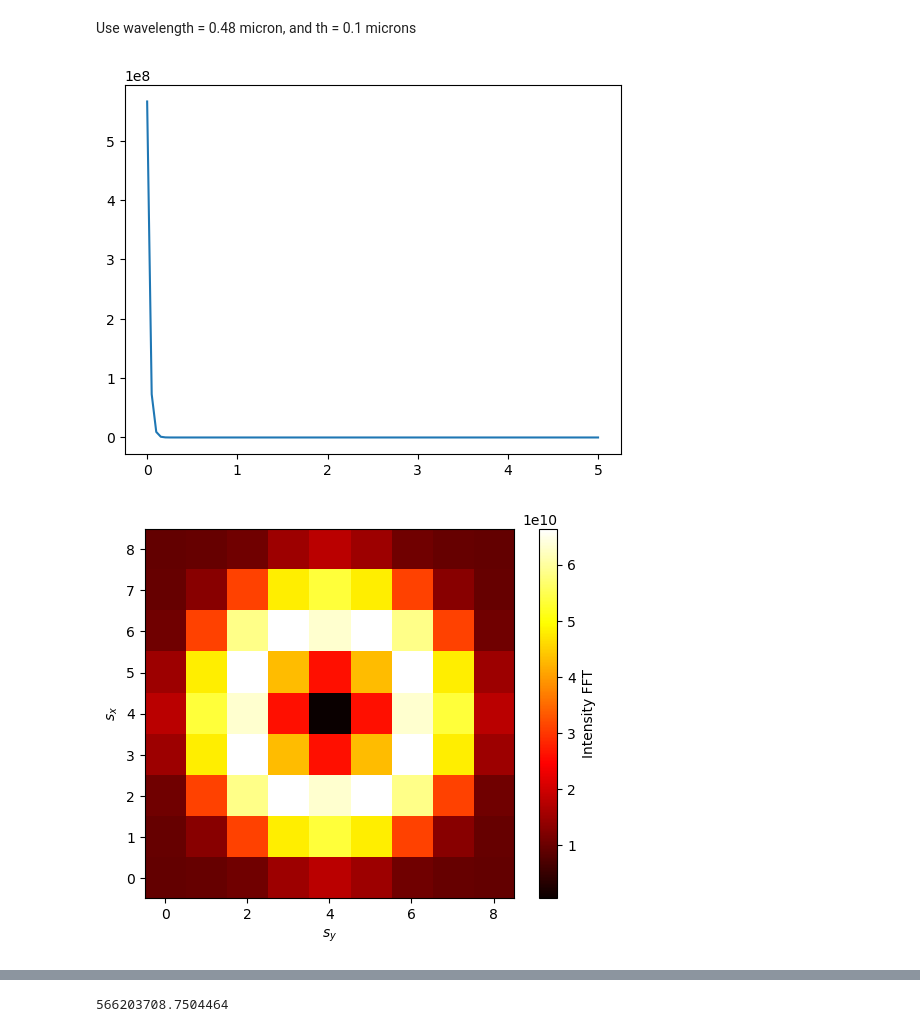
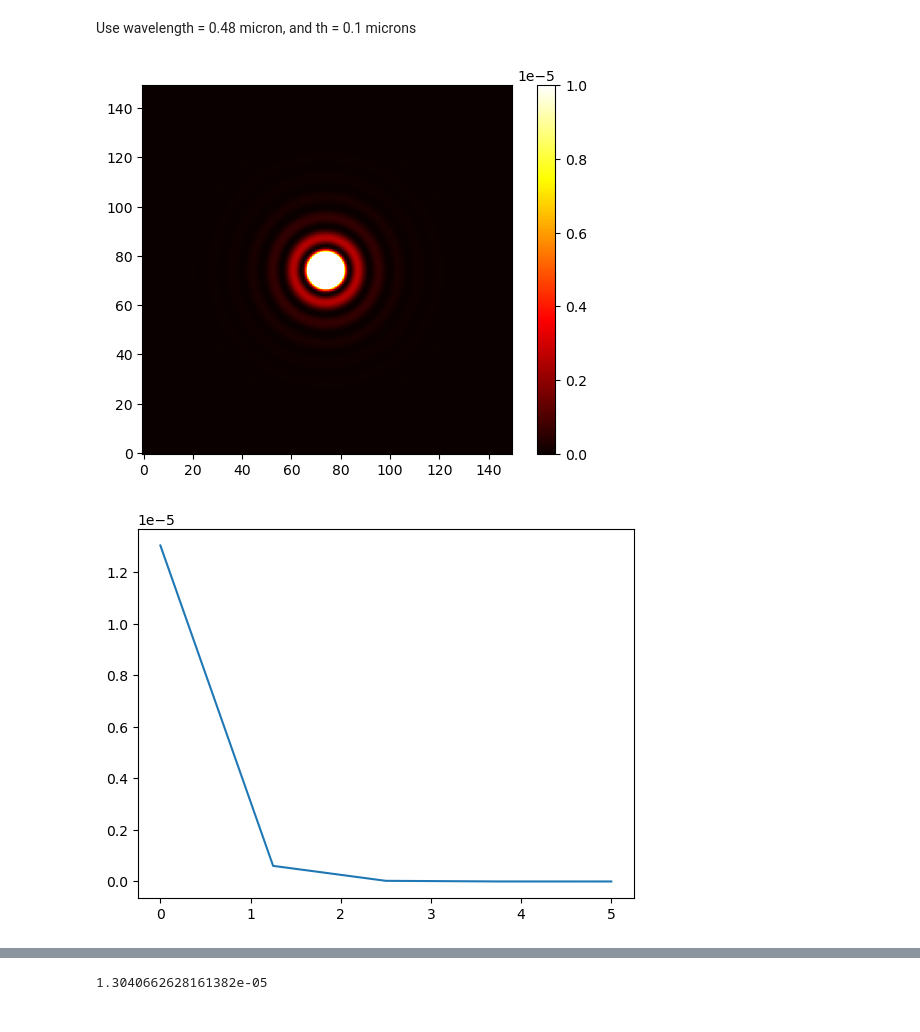
Before and after one commit to nihardalal/PSFSim, a Jupyter notebook: test_filter_detector_properties.ipynb, the cells around one changed output, grey strips where cells are left out. Saved outputs shown, nothing was run; the diff lists cells and outputs as text; code cells hidden in the pictures.

```diff
--- a/test_filter_detector_properties.ipynb
+++ b/test_filter_detector_properties.ipynb
@@ -124,5 +127,5 @@ def nHgCdTe(wavelength, force_old=False, force_short=False):
 # %%
-wavelength = 0.48
+wavelength = 2.0
 n1 = 1.5
 n2 = 1.43
 n3 = 2.0
@@ -130,7 +133,7 @@ n3 = 2.0
 
 th = 1.0
 
-zp = np.linspace(0, 5, num=100) # depth into the detector in microns
+zp = np.linspace(0, 5, num=5) # depth into the detector in microns
 
 ux=np.array([0.0])
 ux = np.linspace(-1, 1., num=2048)
@@ -143,7 +146,7 @@ k0 = 2*np.pi/wavelength
 
 
 
-glass = filter_detector(1., th/3., 1., th/3., 1., th/3.,sgn=1)
+glass = filter_detector(n1, th/3., n2, th/3., n3, th/3.,sgn=1)
 
 Ex, Ey, Ez = glass.Transmitted_E(wavelength, ux, uy, zp)
 absE = np.sqrt(np.abs(Ex)**2 + np.abs(Ey)**2 + np.abs(Ez)**2)
@@ -178,0 +172,9 @@ KeyboardInterrupt:
+# %%
+Intensity_2D = np.zeros((2048, 2048), dtype=np.float64)
+ONes = np.ones((2048,2048),dtype=np.float64)
+mask = ux**2 + uy**2 <= 1./64
+Intensity_2D[mask] = ONes[mask]
+
+plt.imshow(Intensity_2D, origin='lower', cmap='hot')
+plt.colorbar()
+plt.show()
@@ -201,29 +198,42 @@ np.multiply(Ez, ph[:,:,na], out=Ez_FFT)
 #Ey_FFT = np.fft.fftshift(np.fft.fft2(Ey, axes=(0,1)))
 #Ez_FFT = np.fft.fftshift(np.fft.fft2(Ez, axes=(0,1)))
 
-Ex_FFT = np.fft.fft2(Ex_FFT, axes=(0,1))
-Ey_FFT = np.fft.fft2(Ey_FFT, axes=(0,1))
-Ez_FFT = np.fft.fft2(Ez_FFT, axes=(0,1))
-absE_FFT = np.sqrt(np.abs(Ex_FFT)**2 + np.abs(Ey_FFT)**2 + np.abs(Ez_FFT)**2)
+Ex_FFT = np.fft.ifft2(Ex_FFT, axes=(0,1))
+Ey_FFT = np.fft.ifft2(Ey_FFT, axes=(0,1))
+Ez_FFT = np.fft.ifft2(Ez_FFT, axes=(0,1))
+absE_FFT = np.abs(Ex_FFT)**2 + np.abs(Ey_FFT)**2 + np.abs(Ez_FFT)**2
 Intensity_FFT = absE_FFT**2
+
+Intensity_2D *= ph
+Intensity_2D_FFT = np.fft.ifft2(Intensity_2D, axes=(0,1))
+Intensity_2D_squared = np.abs(Intensity_2D_FFT)**2
 # %% [markdown]
 Use wavelength = 0.48 micron, and th = 0.1 microns
 # %%
+
+
+from matplotlib.colors import LogNorm
+
+plt.imshow(Intensity_2D_squared[950:1100,950:1100], origin = 'lower', cmap='hot', vmax=1.e-5)
+plt.colorbar()
+plt.show()
+
+
 plt.plot(zp, Intensity_FFT[1024, 1024, :])
 plt.show()
 
-plt.imshow(Intensity_FFT[1020:1029, 1020:1029, 0], origin='lower', cmap='hot')
+plt.imshow(Intensity_FFT[950:1100,950:1100, 0], origin='lower', cmap='hot', vmax=1.e-4)# norm = LogNorm(vmin=1.e-10,vmax = 1.e-2))
 plt.colorbar(label='Intensity FFT')
 plt.ylabel(r'$s_x$')
 plt.xlabel(r'$s_y$')
 plt.show()
 print(Intensity_FFT[1024, 1024, 0])
 Intensity_summed = np.trapz(Intensity_FFT, x=zp, axis=2)
-plt.imshow(Intensity_summed[1020:1029, 1020:1029], origin='lower', cmap='hot')
+plt.imshow(Intensity_summed[950:1100, 950:1100], origin='lower', cmap='hot', norm=LogNorm(vmin=1.e-18,vmax = 1.e-3))
 plt.colorbar(label='Intensity summed over depth')
 plt.ylabel(r'$s_x$')
 plt.xlabel(r'$s_y$')
 plt.show()
 # %% [output]
-[figure, old version]
+[figure, new version]
-[figure, old version]
+[figure, new version]
@@ -230 +241 @@ plt.show()
-566203708.7504464
+1.3040662628161382e-05
```
Also changed, not shown: parts of 7 cells of this notebook, 4 other files.
